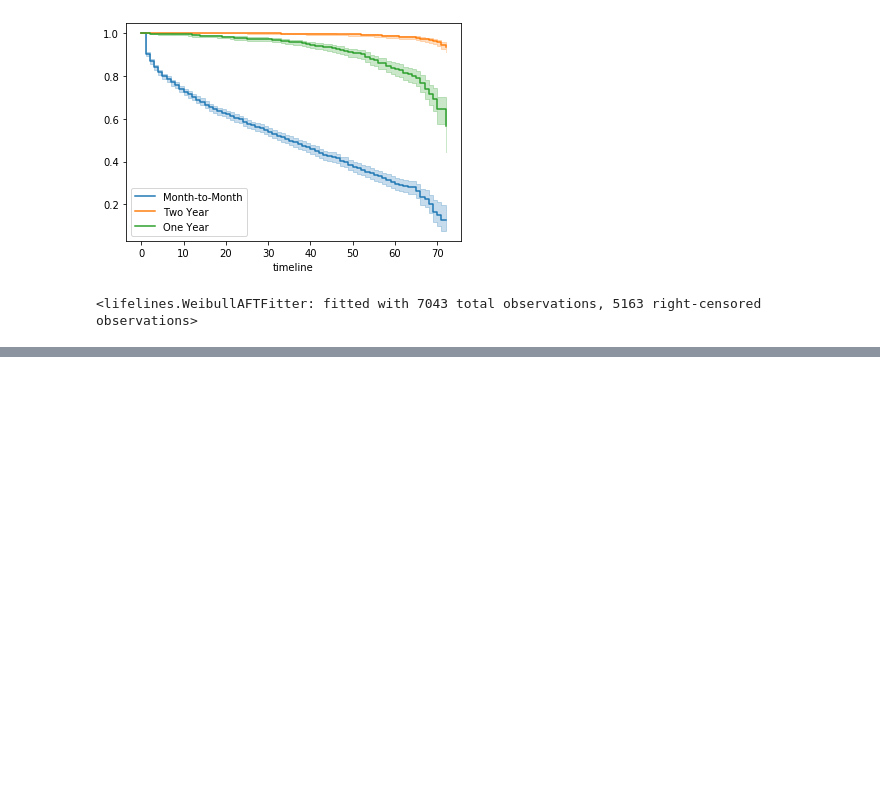
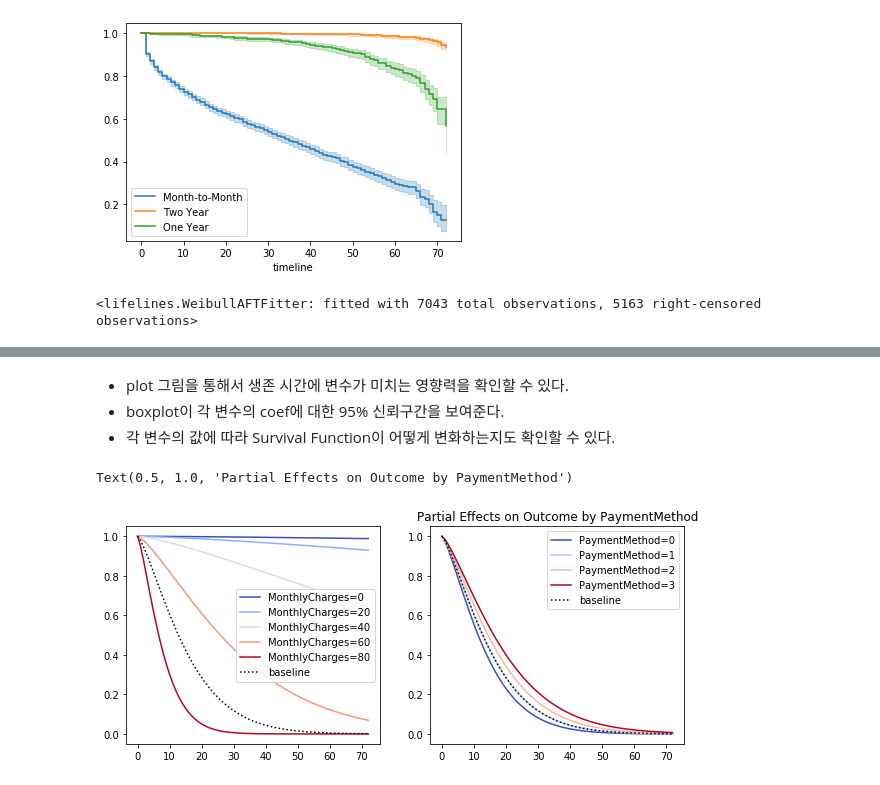
Before and after one commit to seolbluewings/Python, a Jupyter notebook: Accelerated Failure Time Model.ipynb, the cells around one changed output, grey strips where cells are left out. Saved outputs shown, nothing was run; the diff lists cells and outputs as text; code cells hidden in the pictures; blank space fills up the shorter version.

```diff
--- a/Accelerated Failure Time Model.ipynb
+++ b/Accelerated Failure Time Model.ipynb
@@ -153,0 +198,15 @@ aft.plot()
+# %% [markdown]
+- plot 그림을 통해서 생존 시간에 변수가 미치는 영향력을 확인할 수 있다.
+- boxplot이 각 변수의 coef에 대한 95% 신뢰구간을 보여준다.
+- 각 변수의 값에 따라 Survival Function이 어떻게 변화하는지도 확인할 수 있다.
+# %%
+fig, ax = plt.subplots(nrows=1, ncols=2, figsize=(10, 4))
+
+aft.plot_partial_effects_on_outcome('MonthlyCharges', range(0,100,20),  cmap='coolwarm', ax=ax[0])
+ax[1].set_title("Partial Effects on Outcome by MonthlyCharges ")
+
+aft.plot_partial_effects_on_outcome('PaymentMethod', range(0,4,1),  cmap='coolwarm', ax=ax[1])
+ax[1].set_title("Partial Effects on Outcome by PaymentMethod")
+# %% [output]
+Text(0.5, 1.0, 'Partial Effects on Outcome by PaymentMethod')
+[figure, added]
```
Also changed, not shown: parts of 11 cells of this notebook.
